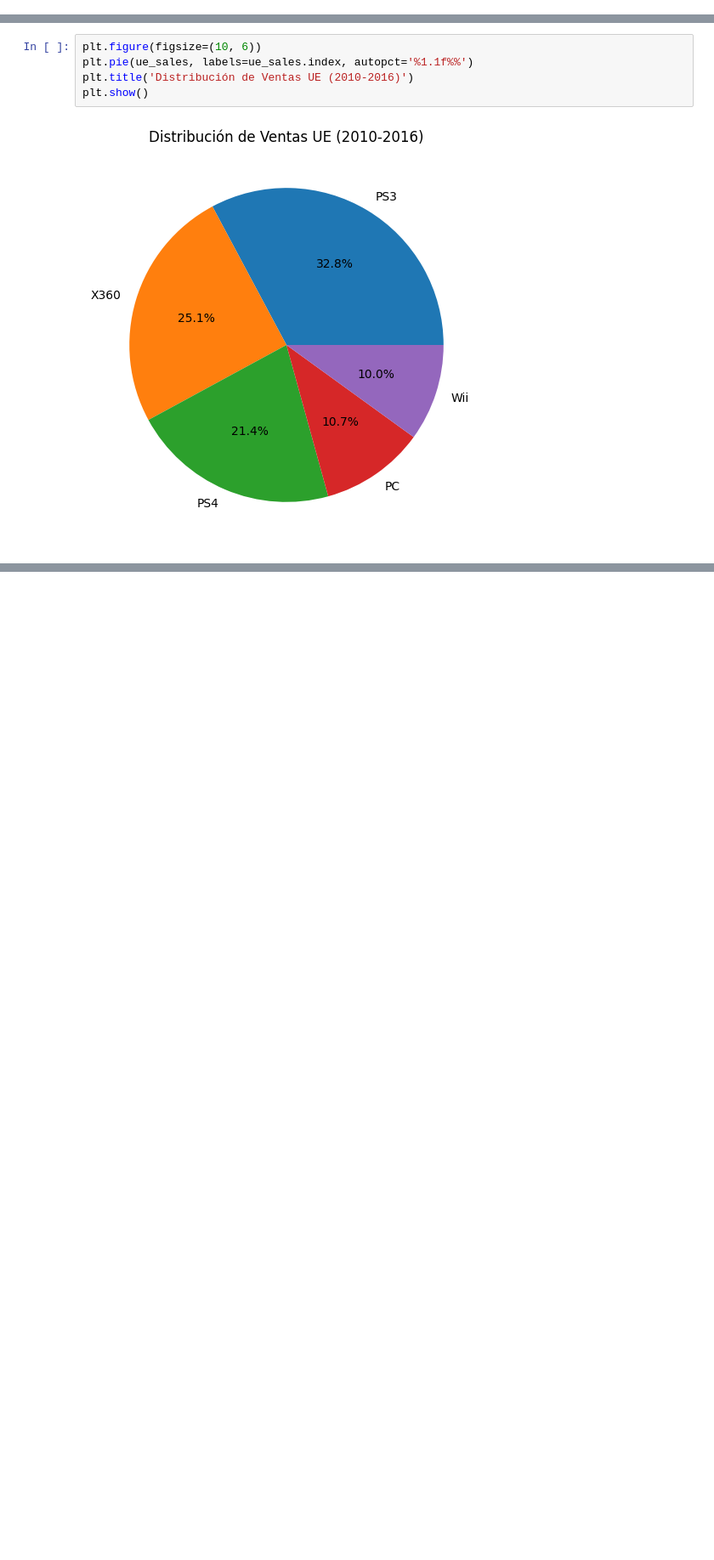
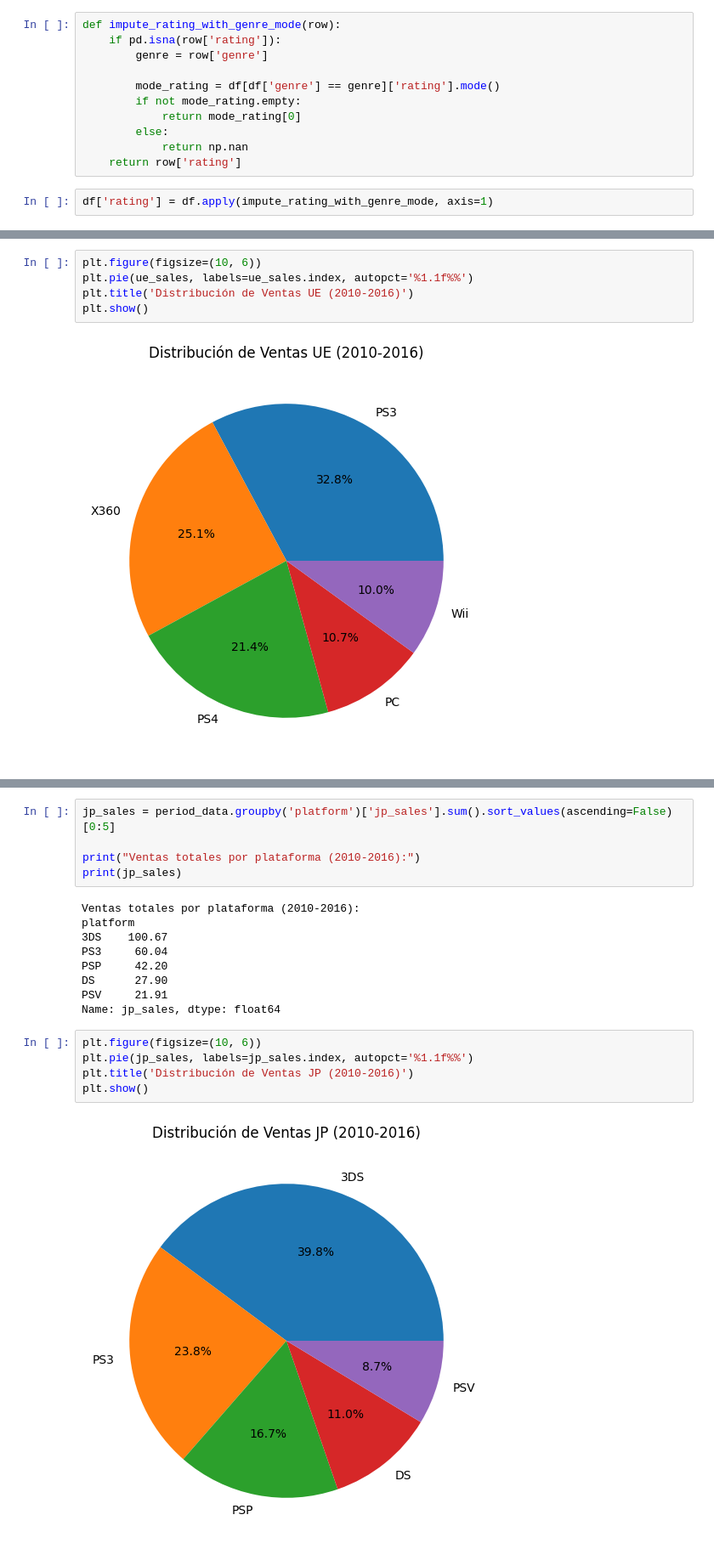
Before and after one commit to Davichobacter/data_science_tt, a Jupyter notebook: sprint_6/notebook.ipynb, the cells around one changed output, grey strips where cells are left out. Shown at 85% size. Saved outputs shown, nothing was run; the diff lists cells and outputs as text; blank space fills up the shorter version.

Commit message:
Actualizando la imputación de rating, y terminando las secciones 1 y 2 del paso 4.

```diff
--- a/sprint_6/notebook.ipynb
+++ b/sprint_6/notebook.ipynb
@@ -405,0 +428,13 @@ Los valores 'tbd' en la columna `user_score` fueron reemplazados por `NaN` y lue
+# %%
+def impute_rating_with_genre_mode(row):
+    if pd.isna(row['rating']):
+        genre = row['genre']
+
+        mode_rating = df[df['genre'] == genre]['rating'].mode()
+        if not mode_rating.empty:
+            return mode_rating[0]
+        else:
+            return np.nan
+    return row['rating']
+# %%
+df['rating'] = df.apply(impute_rating_with_genre_mode, axis=1)
@@ -1124,0 +1222,21 @@ plt.show()
+# %%
+jp_sales = period_data.groupby('platform')['jp_sales'].sum().sort_values(ascending=False)[0:5]
+
+print("Ventas totales por plataforma (2010-2016):")
+print(jp_sales)
+# %% [output]
+Ventas totales por plataforma (2010-2016):
+platform
+3DS    100.67
+PS3     60.04
+PSP     42.20
+DS      27.90
+PSV     21.91
+Name: jp_sales, dtype: float64
+# %%
+plt.figure(figsize=(10, 6))
+plt.pie(jp_sales, labels=jp_sales.index, autopct='%1.1f%%')
+plt.title('Distribución de Ventas JP (2010-2016)')
+plt.show()
+# %% [output]
+[figure, added]
```
Also changed, not shown: parts of 41 cells of this notebook.
